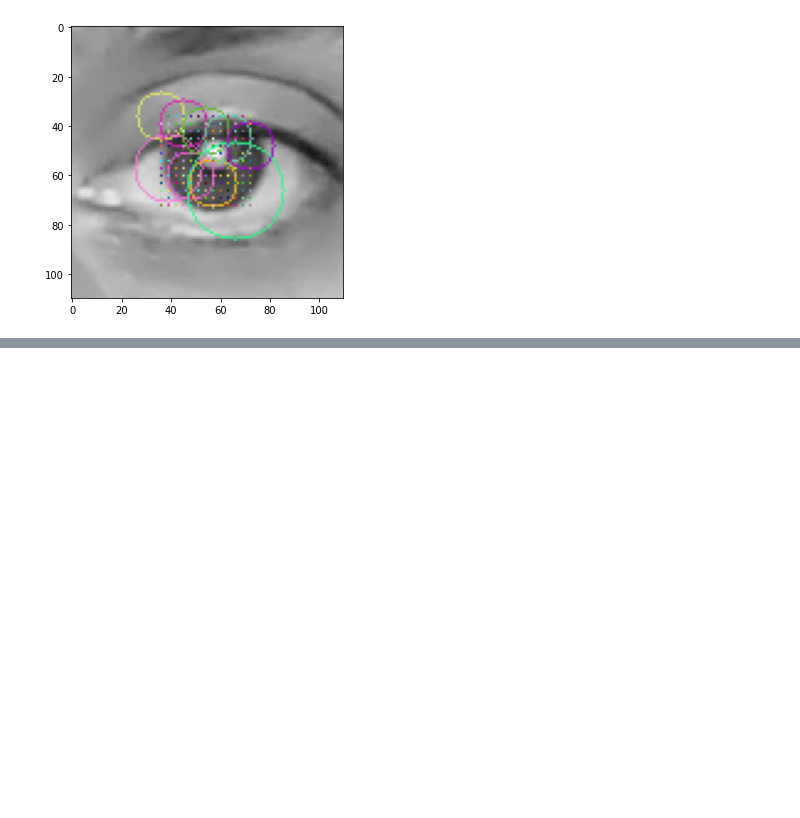
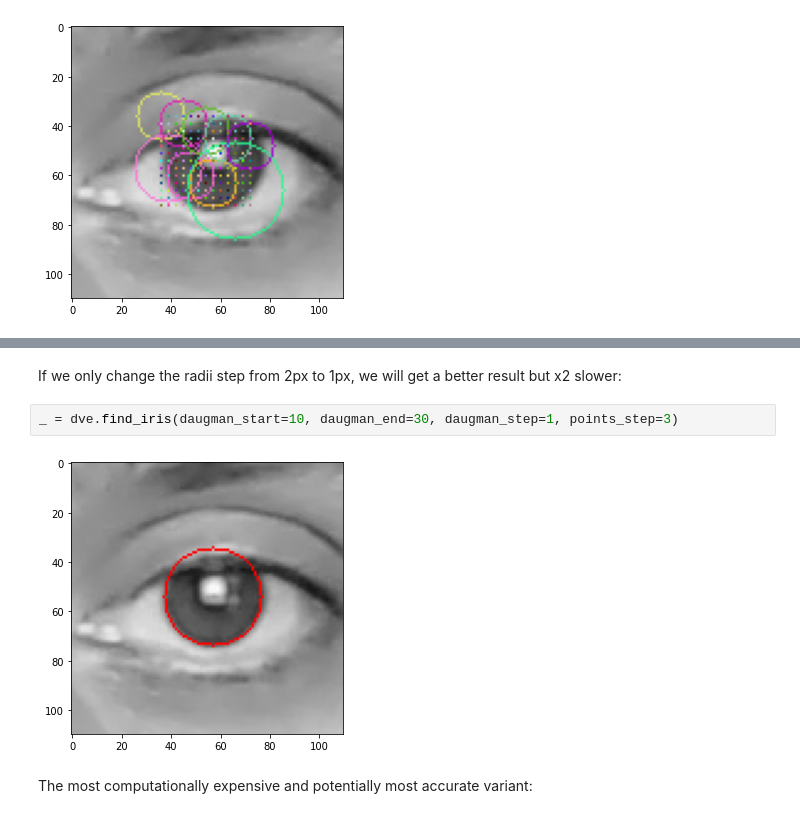
Before and after one commit to banderlog/daugman, a Jupyter notebook: daugman_visual_explanation.ipynb, the cells around one changed output, grey strips where cells are left out. Saved outputs shown, nothing was run; the diff lists cells and outputs as text; blank space fills up the shorter version.

```diff
--- a/daugman_visual_explanation.ipynb
+++ b/daugman_visual_explanation.ipynb
@@ -113,0 +89,8 @@ _ = plt.imshow(out[::,::,::-1])
+# %% [markdown]
+If we only change the radii step from 2px to 1px, we will get a better result but x2 slower:
+# %%
+_ = dve.find_iris(daugman_start=10, daugman_end=30, daugman_step=1, points_step=3)
+# %% [output]
+[figure, added]
+# %% [markdown]
+The most computationally expensive and potentially most accurate variant:
```
Also changed, not shown: parts of 20 cells of this notebook, 3 other files.
